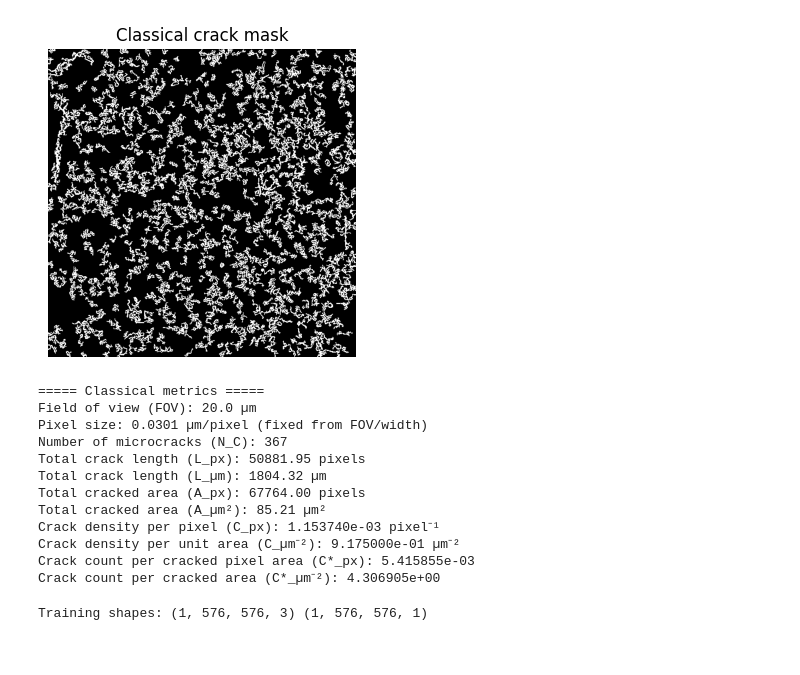
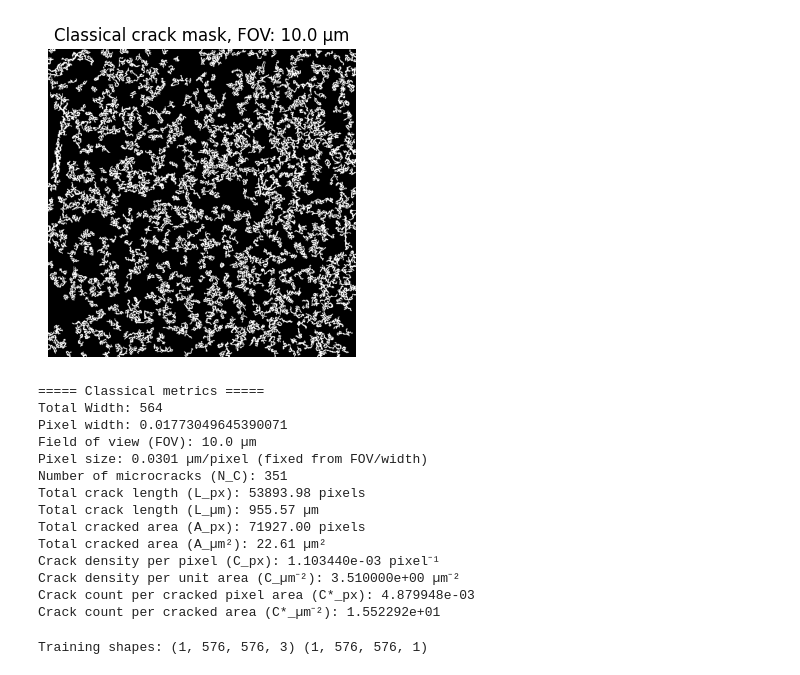
Before and after one commit to PaulYogesh/Mic-hackathon-2025, a Jupyter notebook: NN_based_SEM.ipynb, the cells around one changed output. Cells and saved outputs as stored; diff of their text form; code cells hidden in the pictures.

```diff
--- a/NN_based_SEM.ipynb
+++ b/NN_based_SEM.ipynb
@@ -36,14 +36,27 @@ tf.random.set_seed(0)
 uploaded = files.upload()
 fname = next(iter(uploaded))
 
+# Extract FOV from filename
+match = re.search(r'(\d+(?:\.\d+)?)\s*um', fname.lower())
+FOV_UM = float(match.group(1)) if match else 10.0
+print(f"Using FOV: {FOV_UM} μm")
+
 img = Image.open(fname).convert("L")
 sem_image = np.array(img)
 
 H, W = sem_image.shape
 
 plt.imshow(sem_image, cmap="gray")
-plt.title("Original SEM")
+plt.title(f"Original SEM (FOV: {FOV_UM} μm)")
 plt.axis("off")
 plt.show()
+
+ # Ensure image is uint8//
+sem_image = sem_image.astype(np.uint8)
+
+  # Image dimensions//
+height_pixels, width_pixels = sem_image.shape; # Extract height and width.
+total_pixels = width_pixels * height_pixels;
+print(f"Width: {width_pixels}, Height: {height_pixels}, Total Pixels: {total_pixels}");
 # %% [output]
 [interactive output not drawn]
@@ -52,42 +67,35 @@ Saving 10 um.png to 10 um.png
 # %%
 # ===============================================================
 # 3. Classical segmentation (for labels + baseline metrics)
 # ===============================================================
 def classical_crack_segmentation(sem_image):
     clahe = cv2.createCLAHE(clipLimit=2.0, tileGridSize=(8, 8))
-    clahe_img = clahe.apply(sem_image)
+    enhanced_image = clahe.apply(sem_image)
 
-    gauss = cv2.GaussianBlur(clahe_img, (5, 5), 0)
 
-    sobelx = cv2.Sobel(gauss, cv2.CV_64F, 1, 0, ksize=3)
-    sobely = cv2.Sobel(gauss, cv2.CV_64F, 0, 1, ksize=3)
-    sobel_mag = np.sqrt(sobelx**2 + sobely**2)
+    # Noise reduction using Gaussian blur #
+    blurred_image = cv2.GaussianBlur(enhanced_image, (5, 5), 0);
+    #Sobel edge detection #
+    edges_sobel = filters.sobel(blurred_image);
+    # Thresholding
+    threshold_value = filters.threshold_otsu(edges_sobel);
+    binary_image = edges_sobel > threshold_value;
+    # Remove small objects to clean up binary image
+    cleaned_image = morphology.remove_small_objects(binary_image, min_size=50);
+    # Label the objects in the binary image
+    labeled_image, num_features = measure.label(cleaned_image, return_num=True, connectivity=2);
 
-    sobel_norm = cv2.normalize(
-        sobel_mag, None, alpha=0, beta=1,
-        norm_type=cv2.NORM_MINMAX, dtype=cv2.CV_64F
-    )
-
-    sobel_uint8 = (sobel_norm * 255).astype(np.uint8)
-    _, binary = cv2.threshold(
-        sobel_uint8, 0, 255,
-        cv2.THRESH_BINARY + cv2.THRESH_OTSU
-    )
-
-    crack_mask = binary > 0
-    cleaned = morphology.remove_small_objects(crack_mask, min_size=50)
-
-    return cleaned.astype(bool)
+    return cleaned_image
 
 binary_classical = classical_crack_segmentation(sem_image)
 
 plt.figure(figsize=(4,4))
 plt.imshow(binary_classical, cmap="gray")
 plt.axis("off")
-plt.title("Classical crack mask")
+plt.title(f"Classical crack mask, FOV: {FOV_UM} μm")
 plt.show()
 # %% [output]
-[figure, old version]
+[figure, new version]
 # %%
 # ===============================================================
 # 4. Crack metrics (shared for classical & NN)
@@ -112,7 +120,8 @@ def compute_crack_metrics(binary_mask, FOV_um):
     C_um2  = N_C / (FOV_um ** 2)
     C_px_s = N_C / A_px if A_px > 0 else 0.0
     C_um2s = N_C / A_um2 if A_um2 > 0 else 0.0
-
+    print(f"Total Width: {Wm}")
+    print(f"Pixel width: {pixel_size}")
     print(f"Field of view (FOV): {FOV_um:.1f} µm")
     print(f"Pixel size: 0.0301 µm/pixel (fixed from FOV/width)")
     print(f"Number of microcracks (N_C): {N_C}")
@@ -125,6 +134,7 @@ def compute_crack_metrics(binary_mask, FOV_um):
     print(f"Crack count per cracked pixel area (C*_px): {C_px_s:.6e}")
     print(f"Crack count per cracked area (C*_µm⁻²): {C_um2s:.6e}")
 
+
     return {
         "N_C": N_C,
         "L_px": L_px, "L_um": L_um,
@@ -134,23 +144,24 @@ def compute_crack_metrics(binary_mask, FOV_um):
         "mask": binary_mask,
     }
 
-FOV_UM = 20.0  # same as before
 
 print("\n===== Classical metrics =====")
 metrics_classical = compute_crack_metrics(binary_classical, FOV_UM)
 # %% [output]
 ===== Classical metrics =====
-Field of view (FOV): 20.0 µm
+Total Width: 564
+Pixel width: 0.01773049645390071
+Field of view (FOV): 10.0 µm
 Pixel size: 0.0301 µm/pixel (fixed from FOV/width)
-Number of microcracks (N_C): 367
-Total crack length (L_px): 50881.95 pixels
-Total crack length (L_µm): 1804.32 µm
-Total cracked area (A_px): 67764.00 pixels
-Total cracked area (A_µm²): 85.21 µm²
-Crack density per pixel (C_px): 1.153740e-03 pixel⁻¹
-Crack density per unit area (C_µm⁻²): 9.175000e-01 µm⁻²
-Crack count per cracked pixel area (C*_px): 5.415855e-03
-Crack count per cracked area (C*_µm⁻²): 4.306905e+00
+Number of microcracks (N_C): 351
+Total crack length (L_px): 53893.98 pixels
+Total crack length (L_µm): 955.57 µm
+Total cracked area (A_px): 71927.00 pixels
+Total cracked area (A_µm²): 22.61 µm²
+Crack density per pixel (C_px): 1.103440e-03 pixel⁻¹
+Crack density per unit area (C_µm⁻²): 3.510000e+00 µm⁻²
+Crack count per cracked pixel area (C*_px): 4.879948e-03
+Crack count per cracked area (C*_µm⁻²): 1.552292e+01
 # %%
 # ===============================================================
 # 5. Pad image & mask to multiples of 16 for U-Net
```
Also changed, not shown: parts of 11 cells of this notebook.
